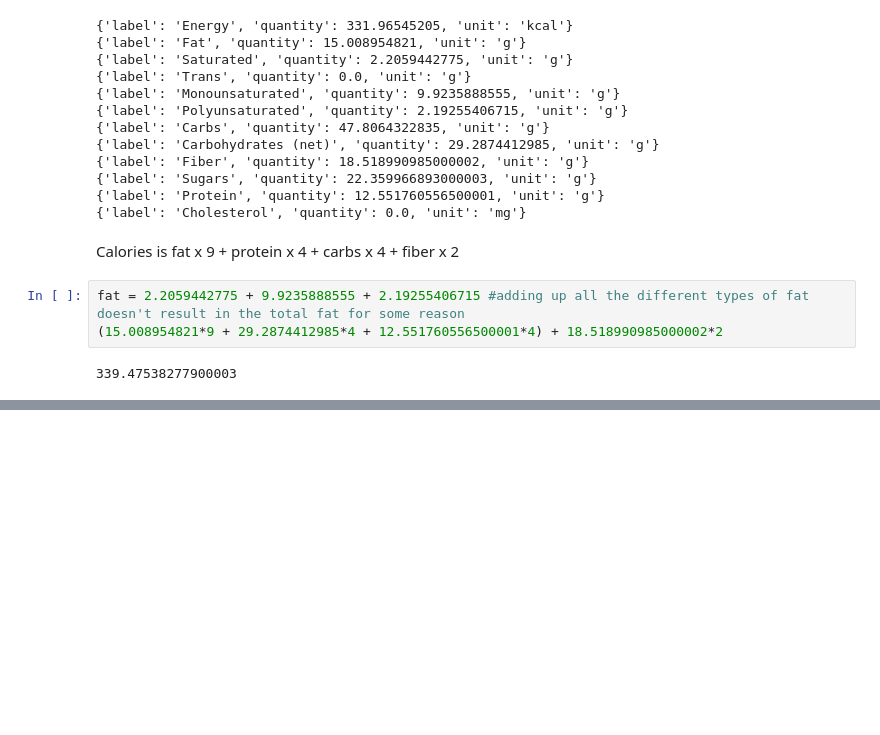
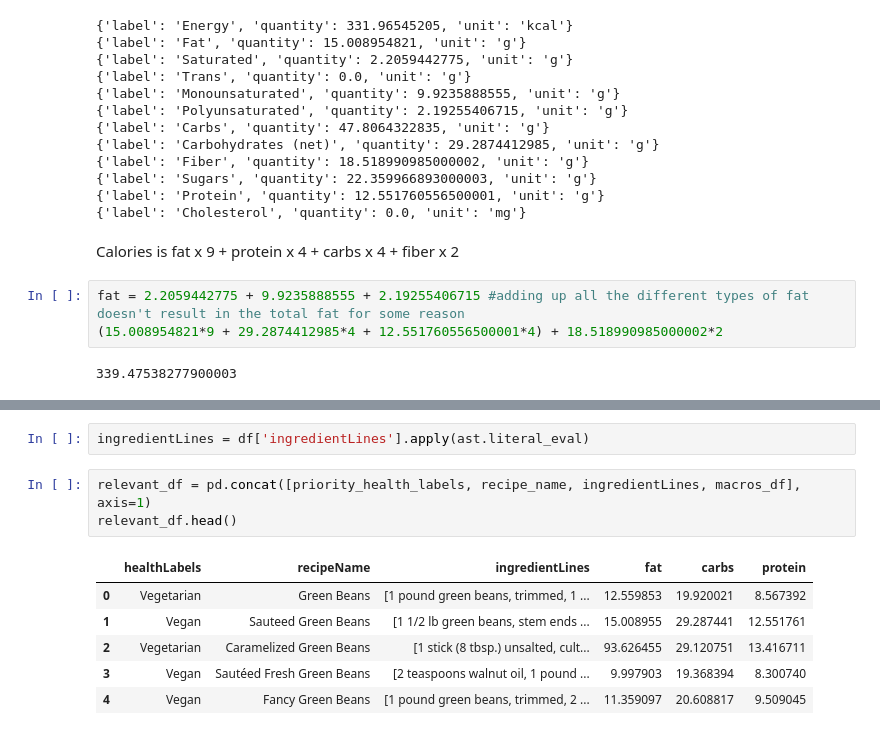
Before and after one commit to RavinderRai/iifymate, a Jupyter notebook: notebooks/Multi-Output-Model.ipynb, the cells around one changed output, grey strips where cells are left out. Drawn from its saved outputs; the diff is of its cells as text; blank space fills up the shorter version.

```diff
--- a/notebooks/Multi-Output-Model.ipynb
+++ b/notebooks/Multi-Output-Model.ipynb
@@ -194,0 +248,12 @@ relevant_cols_df.head()
+# %%
+ingredientLines = df['ingredientLines'].apply(ast.literal_eval)
+# %%
+relevant_df = pd.concat([priority_health_labels, recipe_name, ingredientLines, macros_df], axis=1)
+relevant_df.head()
+# %% [output]
+|  | healthLabels | recipeName | ingredientLines | fat | carbs | protein |
+| 0 | Vegetarian | Green Beans | [1 pound green beans, trimmed, 1 ... | 12.559853 | 19.920021 | 8.567392 |
+| 1 | Vegan | Sauteed Green Beans | [1 1/2 lb green beans, stem ends ... | 15.008955 | 29.287441 | 12.551761 |
+| 2 | Vegetarian | Caramelized Green Beans | [1 stick (8 tbsp.) unsalted, cult... | 93.626455 | 29.120751 | 13.416711 |
+| 3 | Vegan | Sautéed Fresh Green Beans | [2 teaspoons walnut oil, 1 pound ... | 9.997903 | 19.368394 | 8.300740 |
+| 4 | Vegan | Fancy Green Beans | [1 pound green beans, trimmed, 2 ... | 11.359097 | 20.608817 | 9.509045 |
```
Also changed, not shown: parts of 24 cells of this notebook.
